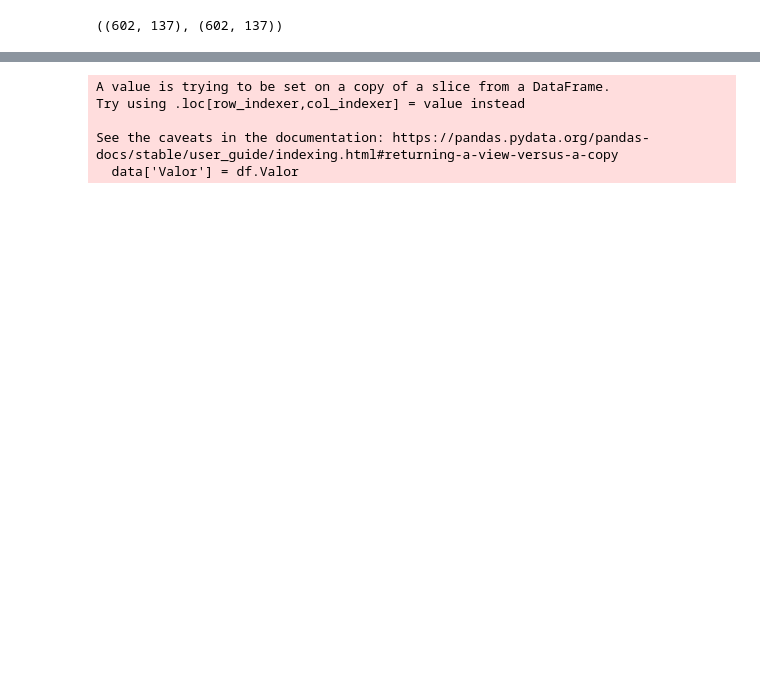
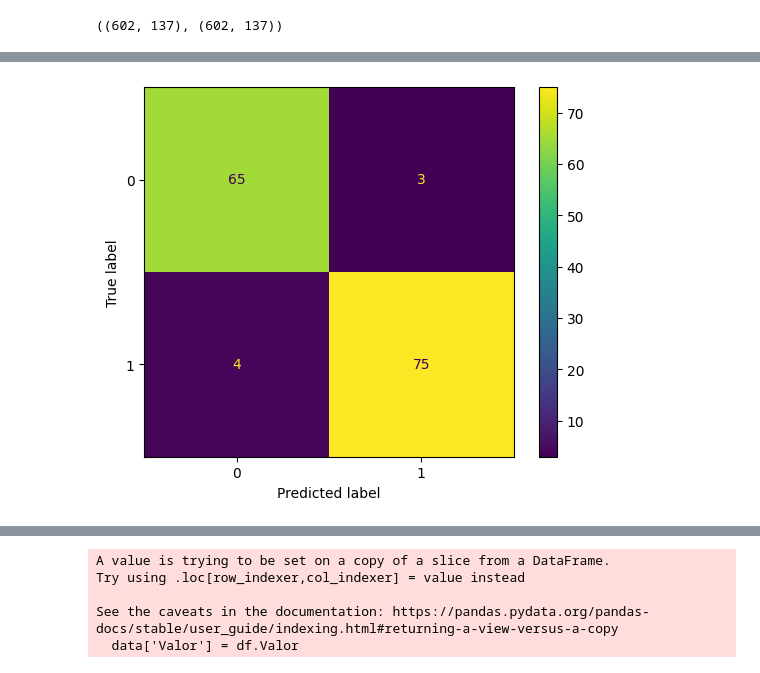
Before and after one commit to ManuelLabbe/script_geotiff_data_extraction, a Jupyter notebook: feature_selection_2.ipynb, the cells around one changed output, grey strips where cells are left out. Cells and saved outputs as stored; diff of their text form; code cells hidden in the pictures; blank space fills up the shorter version.

```diff
--- a/feature_selection_2.ipynb
+++ b/feature_selection_2.ipynb
@@ -91,6 +91,13 @@ df_0['Fecha Evento'] = raw['Fecha Evento']
 df_1.shape, df_0.shape
 # %% [output]
 ((602, 137), (602, 137))
+# %%
+fecha_evento_1 = df_1['Fecha Evento']
+fecha_evento_0 = df_0['Fecha Evento']
+df_1 = df_1.dropna()
+df_0 = df_0.dropna()
+df_1['Fecha Evento'] = fecha_evento_1
+df_0['Fecha Evento'] = fecha_evento_0
 # %%
 df_0 = pd.merge(df_0 , db_0, on=['Latitud', 'Longitud', 'Fecha Evento'], how='inner')
 df_1 = pd.merge(df_1 , db_1, on=['Latitud', 'Longitud', 'Fecha Evento'], how='inner')
@@ -101,5 +169,5 @@ df_1 = df_1.drop(columns=['valor_humedad_suelo2','valor_humedad_suelo3', 'valor_
 df_0 = df_0.drop(columns=['valor_humedad_suelo2','valor_humedad_suelo3', 'valor_humedad_suelo4',
        'Tipo Remoción en masa', 'Unnamed: 0','Región', 'Comuna', 'Factor desencadenante',
        'Sistema Georeferencia', 'Cota (m.s.n.m)', 'Fecha Evento'])
-df_1 = df_1.fillna(df_1.mean())
-df_0 = df_0.fillna(df_0.mean())
+#df_1 = df_1.fillna(df_1.mean())
+#df_0 = df_0.fillna(df_0.mean())
@@ -113,0 +278,3 @@ df_x.shape, df_y.shape
+# %%
+df = df.dropna()
+df.shape
@@ -208,3 +394,16 @@ Precisión de 91.1214953271028
+# %%
+import matplotlib.pyplot as plt
+from sklearn.datasets import make_classification
+from sklearn.metrics import confusion_matrix, ConfusionMatrixDisplay
+from sklearn.model_selection import train_test_split
+from sklearn.svm import SVC
+predictions = best_model.predict(X_test)
+cm = confusion_matrix(y_test, predictions)
+disp = ConfusionMatrixDisplay(confusion_matrix=cm)
+disp.plot()
+plt.show()
+# %% [output]
+[figure, added]
 # %%
 import pandas as pd
 import numpy as np
```
Also changed, not shown: parts of 31 cells of this notebook.
